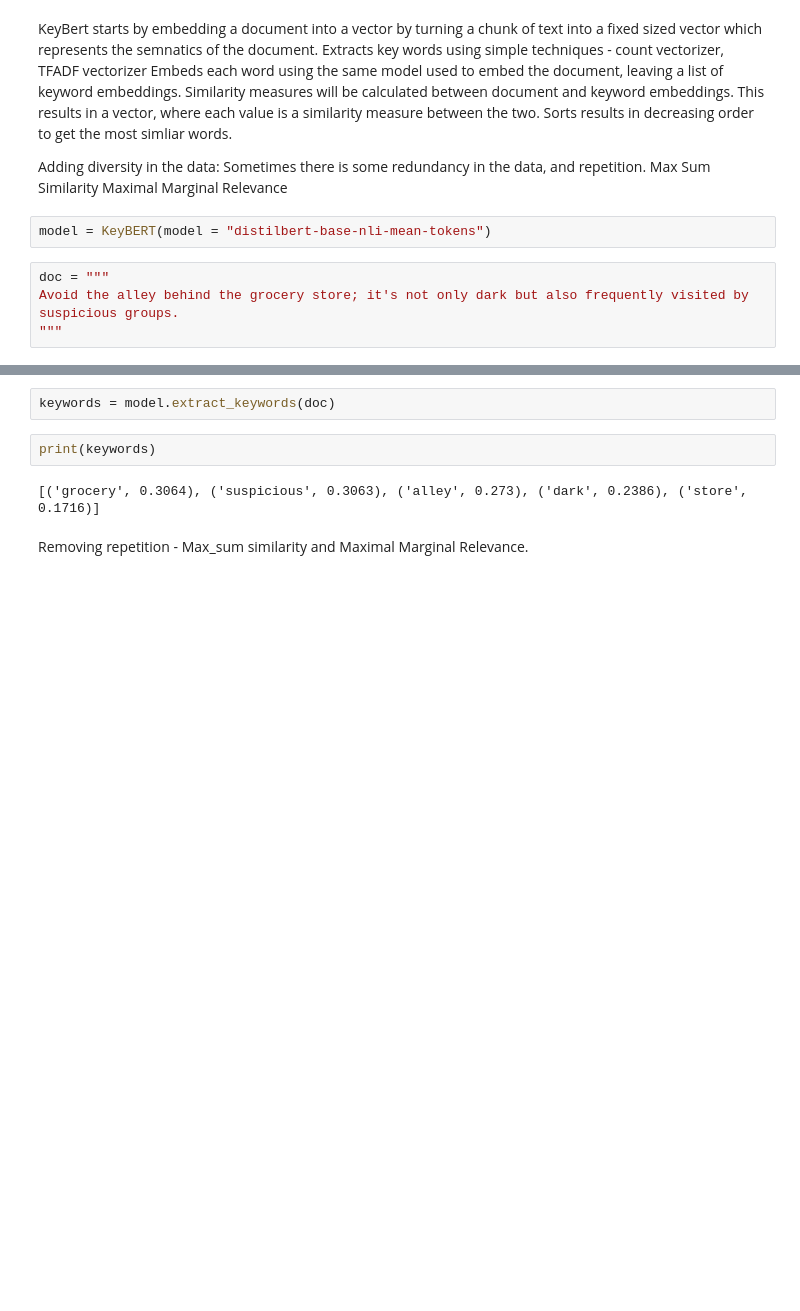
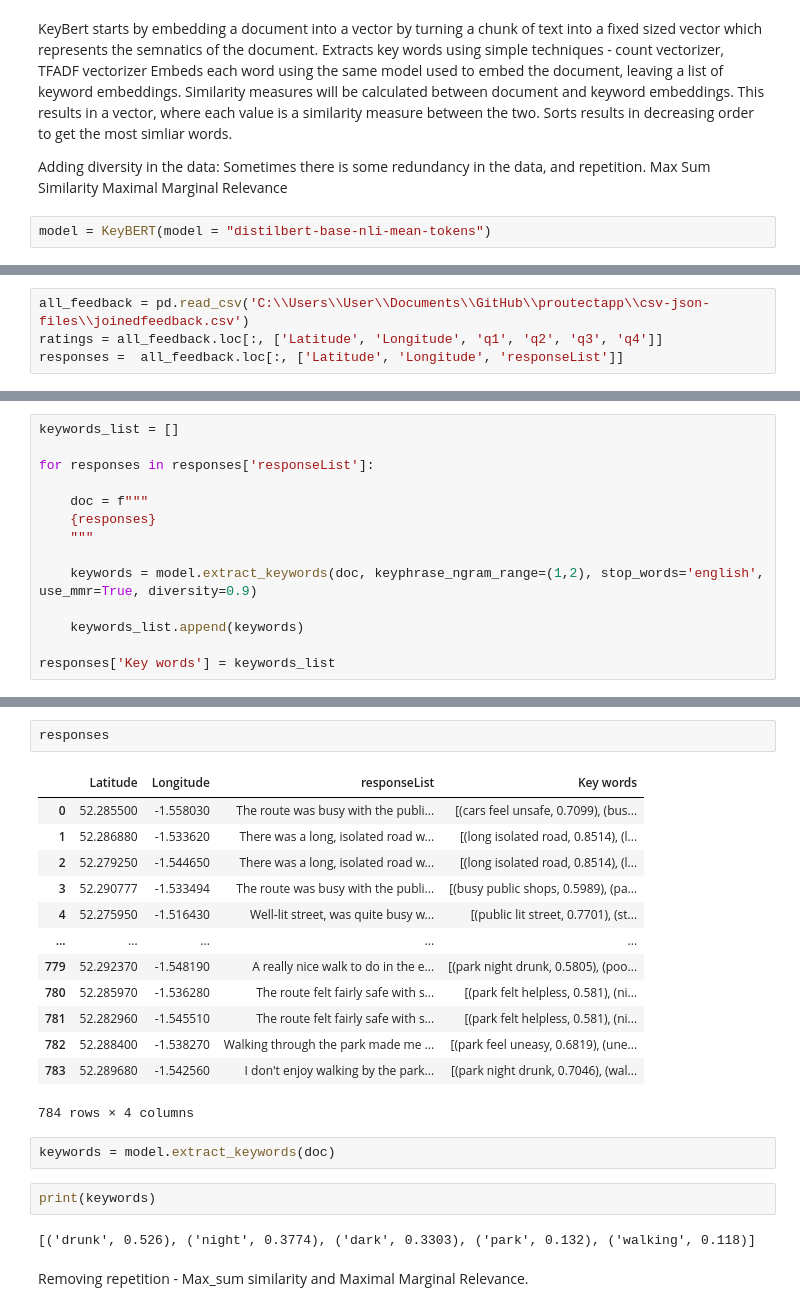
Before and after one commit to loisperryman02/proutectapp, a Jupyter notebook: mobile-application/python-files/keyword_extraction.ipynb, the cells around one changed output, grey strips where cells are left out. Saved outputs shown, nothing was run; the diff lists cells and outputs as text; blank space fills up the shorter version.

```diff
--- a/mobile-application/python-files/keyword_extraction.ipynb
+++ b/mobile-application/python-files/keyword_extraction.ipynb
@@ -18,7 +16,3 @@ Max Sum Similarity
 Maximal Marginal Relevance
 # %%
 model = KeyBERT(model = "distilbert-base-nli-mean-tokens")
-# %%
-doc = """
-Avoid the alley behind the grocery store; it's not only dark but also frequently visited by suspicious groups.
-"""
@@ -24,0 +23,4 @@ Avoid the alley behind the grocery store; it's not only dark but also frequently
+# %%
+all_feedback = pd.read_csv('C:\\Users\\User\\Documents\\GitHub\\proutectapp\\csv-json-files\\joinedfeedback.csv')
+ratings = all_feedback.loc[:, ['Latitude', 'Longitude', 'q1', 'q2', 'q3', 'q4']]
+responses =  all_feedback.loc[:, ['Latitude', 'Longitude', 'responseList']]
@@ -24,0 +46,14 @@ Avoid the alley behind the grocery store; it's not only dark but also frequently
+# %%
+keywords_list = []
+
+for responses in responses['responseList']:
+
+    doc = f"""
+    {responses}
+    """
+
+    keywords = model.extract_keywords(doc, keyphrase_ngram_range=(1,2), stop_words='english', use_mmr=True, diversity=0.9)
+
+    keywords_list.append(keywords)
+
+responses['Key words'] = keywords_list
@@ -25,9 +79,25 @@ Avoid the alley behind the grocery store; it's not only dark but also frequently
+# %%
+responses
+# %% [output]
+|  | Latitude | Longitude | responseList | Key words |
+| 0 | 52.285500 | -1.558030 | The route was busy with the publi... | [(cars feel unsafe, 0.7099), (bus... |
+| 1 | 52.286880 | -1.533620 | There was a long, isolated road w... | [(long isolated road, 0.8514), (l... |
+| 2 | 52.279250 | -1.544650 | There was a long, isolated road w... | [(long isolated road, 0.8514), (l... |
+| 3 | 52.290777 | -1.533494 | The route was busy with the publi... | [(busy public shops, 0.5989), (pa... |
+| 4 | 52.275950 | -1.516430 | Well-lit street, was quite busy w... | [(public lit street, 0.7701), (st... |
+| ... | ... | ... | ... | ... |
+| 779 | 52.292370 | -1.548190 | A really nice walk to do in the e... | [(park night drunk, 0.5805), (poo... |
+| 780 | 52.285970 | -1.536280 | The route felt fairly safe with s... | [(park felt helpless, 0.581), (ni... |
+| 781 | 52.282960 | -1.545510 | The route felt fairly safe with s... | [(park felt helpless, 0.581), (ni... |
+| 782 | 52.288400 | -1.538270 | Walking through the park made me ... | [(park feel uneasy, 0.6819), (une... |
+| 783 | 52.289680 | -1.542560 | I don't enjoy walking by the park... | [(park night drunk, 0.7046), (wal... |
+784 rows × 4 columns
 # %%
 keywords = model.extract_keywords(doc)
 # %%
 print(keywords)
 # %% [output]
-[('grocery', 0.3064), ('suspicious', 0.3063), ('alley', 0.273), ('dark', 0.2386), ('store', 0.1716)]
+[('drunk', 0.526), ('night', 0.3774), ('dark', 0.3303), ('park', 0.132), ('walking', 0.118)]
 # %% [markdown]
 Removing repetition - Max_sum similarity and Maximal Marginal Relevance.
 # %%
```
Also changed, not shown: parts of 8 cells of this notebook, 12 other files.
